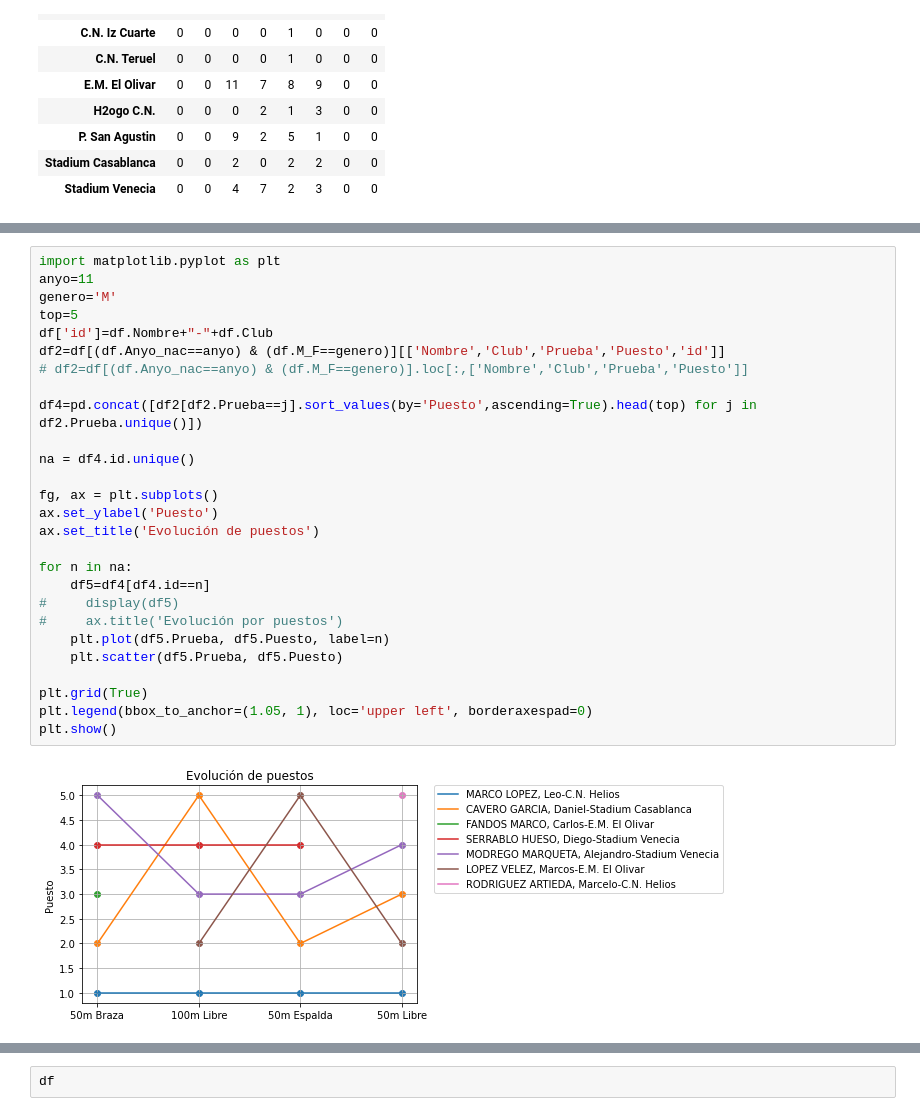
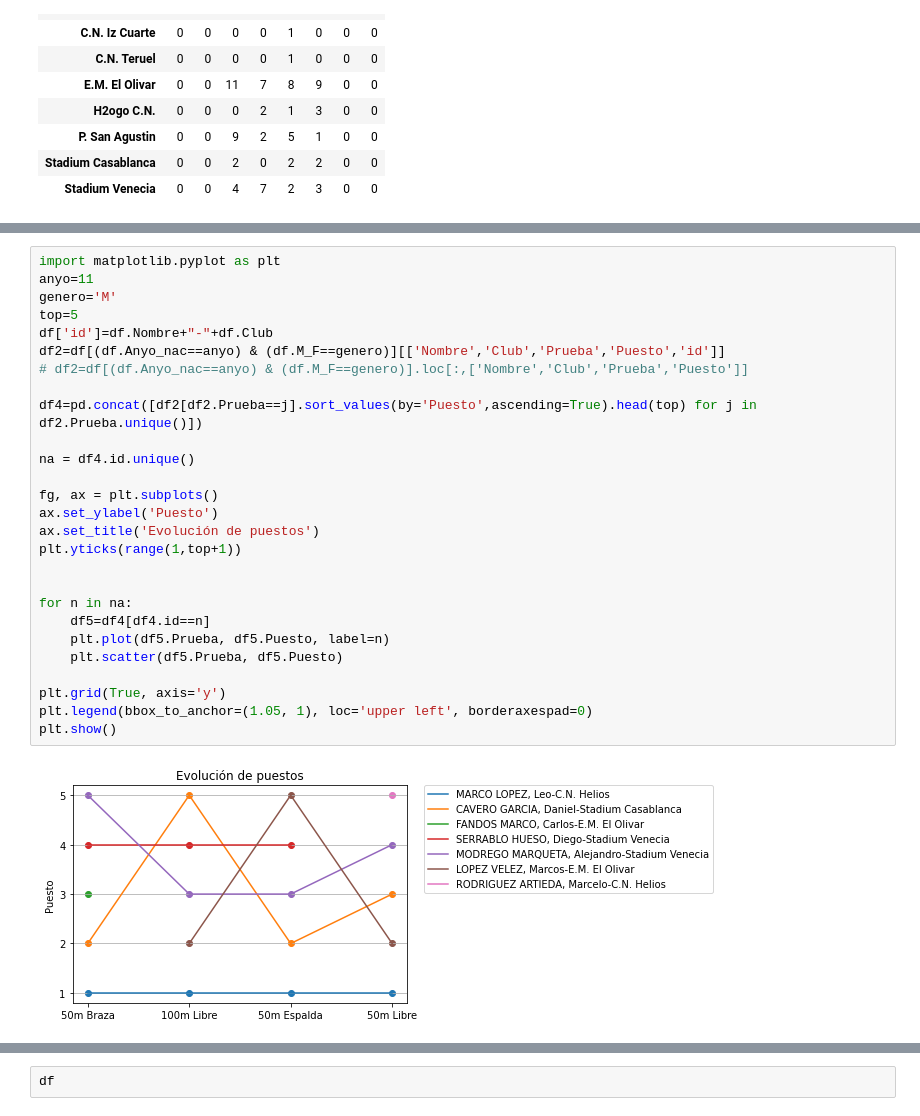
Before and after one commit to crdguez/dashboard_natacion, a Jupyter notebook: importar_datos/Explotar resultados.ipynb, the cells around one changed output, grey strips where cells are left out. Saved outputs shown, nothing was run; the diff lists cells and outputs as text.

```diff
--- a/importar_datos/Explotar resultados.ipynb
+++ b/importar_datos/Explotar resultados.ipynb
@@ -30,29 +44,29 @@ df.pivot_table(values = 'Nombre', columns='M_F', index=['Club','Anyo_nac'], aggf
 # %%
 import matplotlib.pyplot as plt
 anyo=11
 genero='M'
 top=5
 df['id']=df.Nombre+"-"+df.Club
 df2=df[(df.Anyo_nac==anyo) & (df.M_F==genero)][['Nombre','Club','Prueba','Puesto','id']]
 # df2=df[(df.Anyo_nac==anyo) & (df.M_F==genero)].loc[:,['Nombre','Club','Prueba','Puesto']]
 
 df4=pd.concat([df2[df2.Prueba==j].sort_values(by='Puesto',ascending=True).head(top) for j in df2.Prueba.unique()])
 
 na = df4.id.unique()
 
 fg, ax = plt.subplots()
 ax.set_ylabel('Puesto')
 ax.set_title('Evolución de puestos')
+plt.yticks(range(1,top+1))
+
 
 for n in na:
     df5=df4[df4.id==n]
-#     display(df5)
-#     ax.title('Evolución por puestos')
     plt.plot(df5.Prueba, df5.Puesto, label=n)
     plt.scatter(df5.Prueba, df5.Puesto)
 
-plt.grid(True)
+plt.grid(True, axis='y')
 plt.legend(bbox_to_anchor=(1.05, 1), loc='upper left', borderaxespad=0)
 plt.show()
 # %% [output]
-[figure, old version]
+[figure, new version]
```
Also changed, not shown: parts of 2 cells of this notebook, 2 other files.
